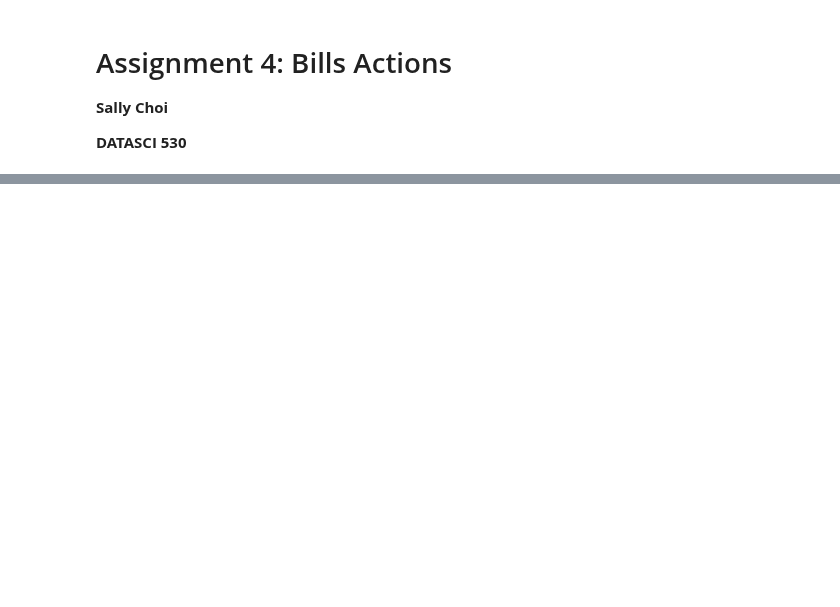
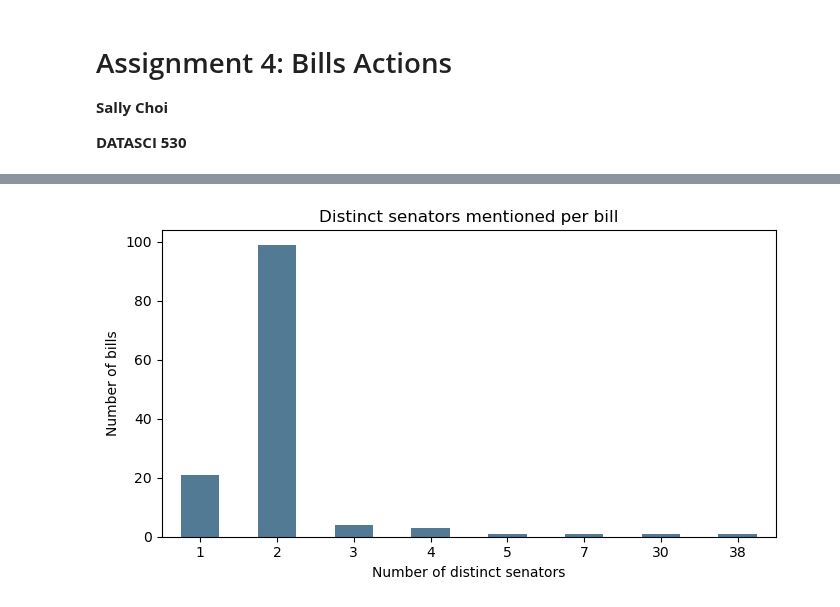
Before and after one commit to sallyyc/datasci530fall2026, a Jupyter notebook: Assignments/Assignment 4/Assignment 4.ipynb, the cells around one changed output, grey strips where cells are left out. Drawn from its saved outputs; the diff is of its cells as text; code cells hidden in the pictures; blank space fills up the shorter version.

```diff
--- a/Assignments/Assignment 4/Assignment 4.ipynb
+++ b/Assignments/Assignment 4/Assignment 4.ipynb
@@ -115,0 +308,28 @@ action_percent.round(2).to_frame(name="Percent of rows")
+# %%
+# combine the name lists from all selected actions for each bill
+senator_dataset = (
+    senate_amendments.groupby(["Congress", "bill_type", "bill_number"])
+    .agg(names=("names", "sum"))
+    .reset_index())
+
+# remove repeated names while keeping their first appearance
+unique_names = []
+
+for names in senator_dataset["names"]:
+    unique_names.append(list(pd.unique(pd.Series(names))))
+
+senator_dataset["names"] = unique_names
+
+# count distinct senators and save first two names
+senator_dataset["Number of senators"] = senator_dataset["names"].str.len()
+senator_dataset["Senator 1"] = senator_dataset["names"].str[0]
+senator_dataset["Senator 2"] = senator_dataset["names"].str[1]
+
+print("Number of distinct bills:", len(senator_dataset))
+print("Bills without an extracted senator:",
+      (senator_dataset["Number of senators"] == 0).sum())
+
+senator_dataset[
+    ["Congress", "bill_type", "bill_number",
+     "Number of senators", "Senator 1", "Senator 2"]
+     ].head(10).style.hide(axis="index")
@@ -115,0 +350,8 @@ action_percent.round(2).to_frame(name="Percent of rows")
+# %%
+# count bills with each number of distinct senators
+distribution = (
+    senator_dataset["Number of senators"].value_counts().sort_index())
+
+distribution.rename_axis("Distinct senators per bill").to_frame(
+    name="Number of bills"
+).style.set_caption("Distribution of senators mentioned per bill")
@@ -115,0 +370,11 @@ action_percent.round(2).to_frame(name="Percent of rows")
+# %%
+# graph
+distribution.plot.bar(color="#527A95", figsize=(7, 4), rot=0)
+
+plt.title("Distinct senators mentioned per bill")
+plt.xlabel("Number of distinct senators")
+plt.ylabel("Number of bills")
+plt.tight_layout()
+plt.show()
+# %% [output]
+[figure, added]
```
Also changed, not shown: parts of 41 cells of this notebook, 1 other file.
